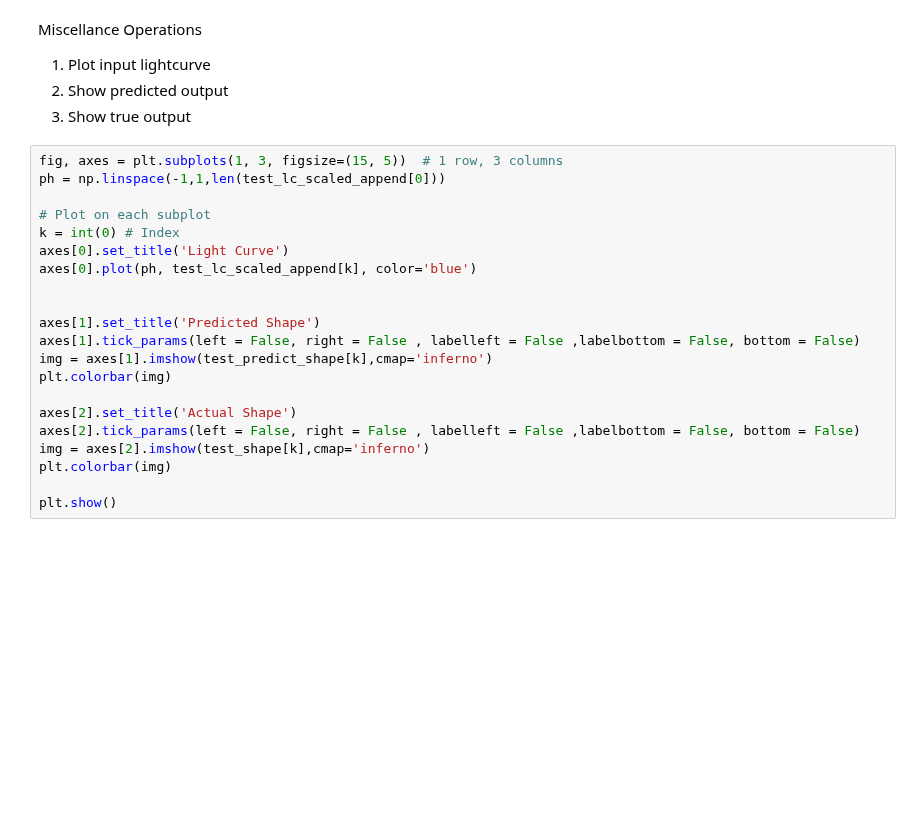
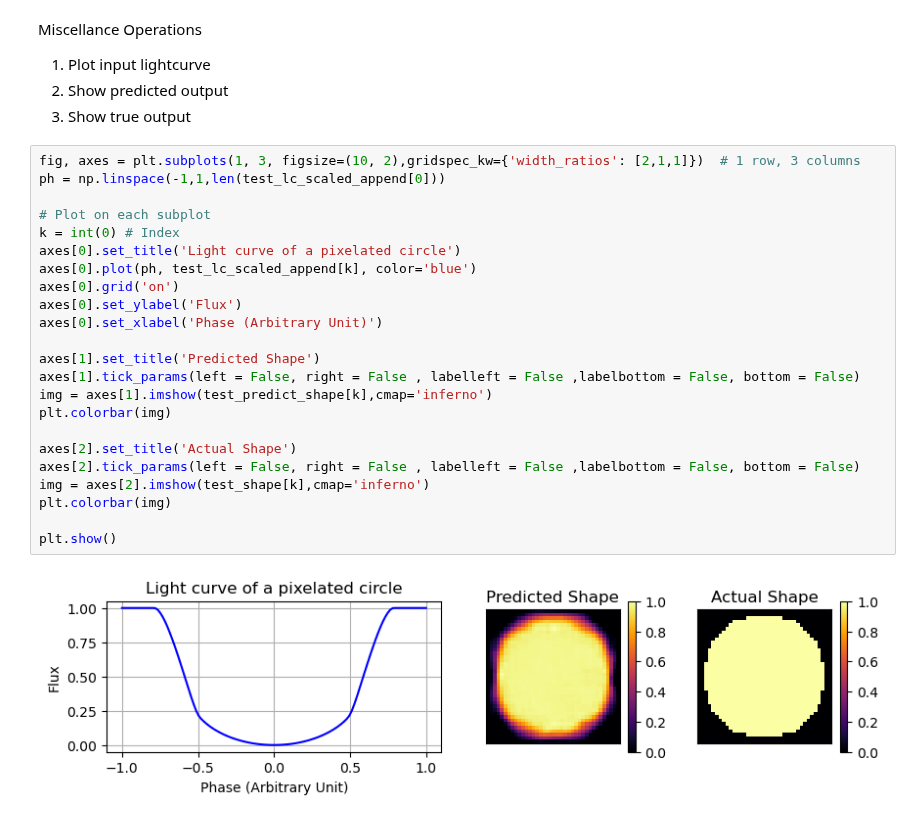
Before and after one commit to abrahammathews2000/mega, a Jupyter notebook: ml_training/ml_inference_lc2shape.ipynb, the cells around one changed output. Cells and saved outputs as stored; diff of their text form; blank space fills up the shorter version.

```diff
--- a/ml_training/ml_inference_lc2shape.ipynb
+++ b/ml_training/ml_inference_lc2shape.ipynb
@@ -103,23 +124,27 @@ Miscellance Operations
 2. Show predicted output
 3. Show true output
 # %%
-fig, axes = plt.subplots(1, 3, figsize=(15, 5))  # 1 row, 3 columns
+fig, axes = plt.subplots(1, 3, figsize=(10, 2),gridspec_kw={'width_ratios': [2,1,1]})  # 1 row, 3 columns
 ph = np.linspace(-1,1,len(test_lc_scaled_append[0]))
 
 # Plot on each subplot
 k = int(0) # Index
-axes[0].set_title('Light Curve')
+axes[0].set_title('Light curve of a pixelated circle')
 axes[0].plot(ph, test_lc_scaled_append[k], color='blue')
-
+axes[0].grid('on')
+axes[0].set_ylabel('Flux')
+axes[0].set_xlabel('Phase (Arbitrary Unit)')
 
 axes[1].set_title('Predicted Shape')
 axes[1].tick_params(left = False, right = False , labelleft = False ,labelbottom = False, bottom = False)
 img = axes[1].imshow(test_predict_shape[k],cmap='inferno')
 plt.colorbar(img)
 
 axes[2].set_title('Actual Shape')
 axes[2].tick_params(left = False, right = False , labelleft = False ,labelbottom = False, bottom = False)
 img = axes[2].imshow(test_shape[k],cmap='inferno')
 plt.colorbar(img)
 
 plt.show()
+# %% [output]
+[figure, added]
```
Also changed, not shown: parts of 7 cells of this notebook.
